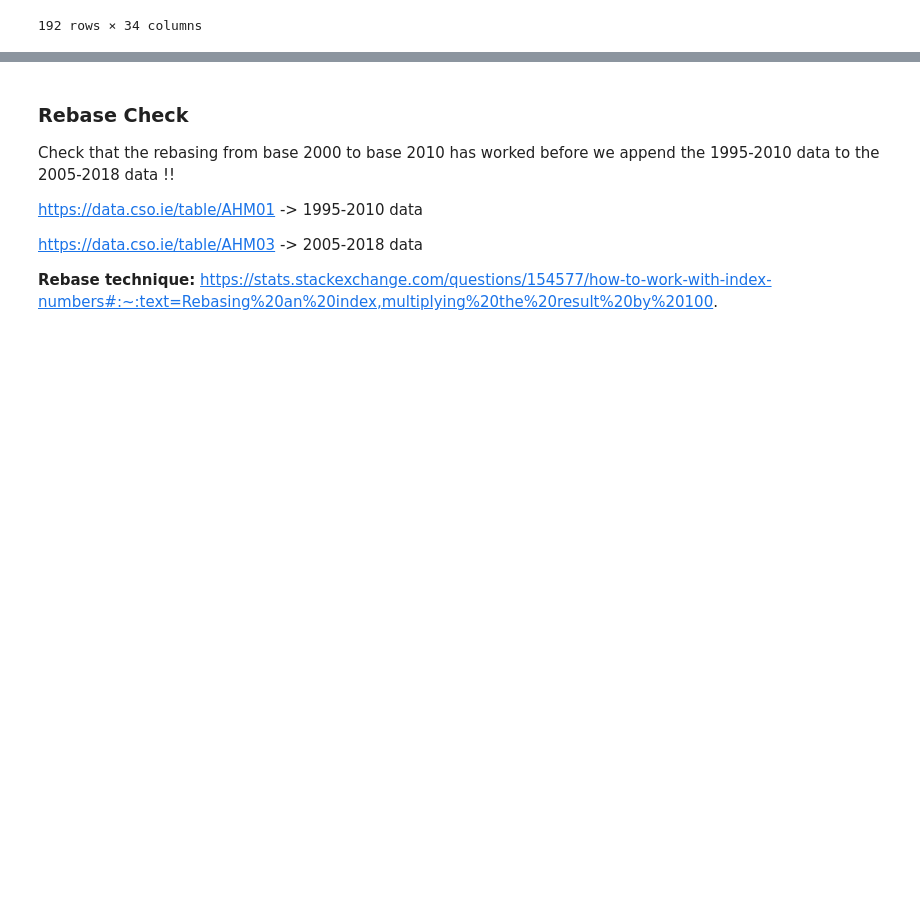
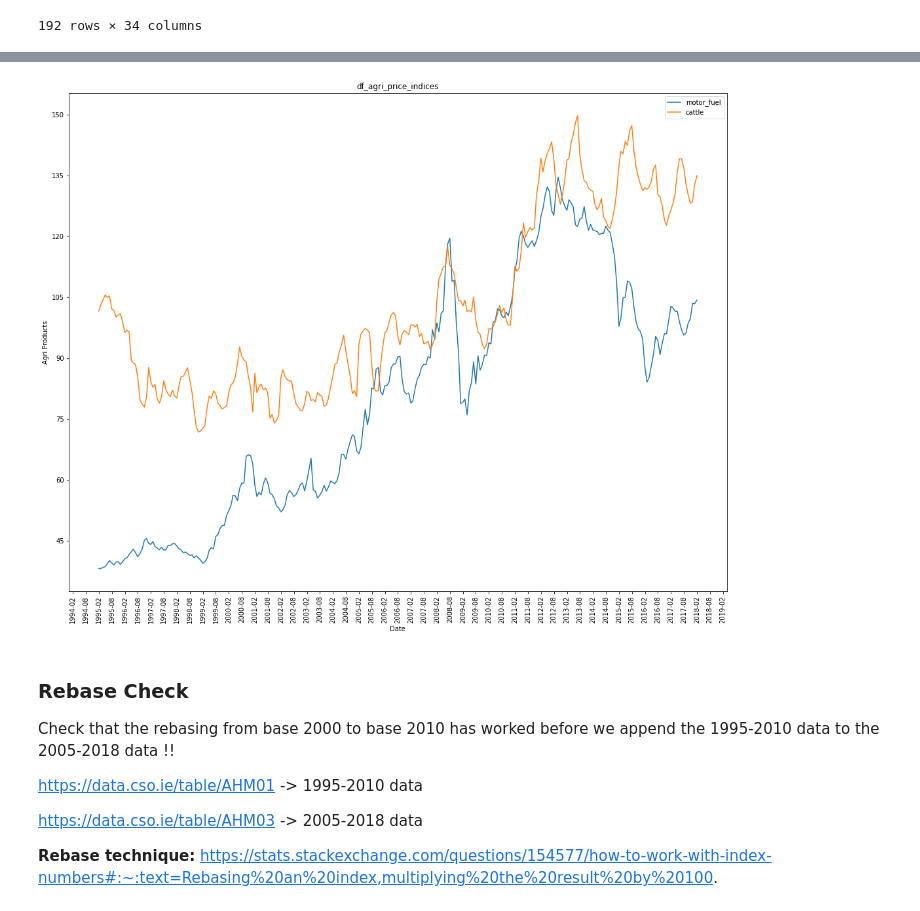
Before and after one commit to trentsteel777/CA2, a Jupyter notebook: DataPrep.ipynb, the cells around one changed output, grey strips where cells are left out. Drawn from its saved outputs; the diff is of its cells as text; code cells hidden in the pictures; blank space fills up the shorter version.

Commit message:
finsh combining all agricultural_price_indices data, from 3 different datasets, together and rebase to 2015 !

```diff
--- a/DataPrep.ipynb
+++ b/DataPrep.ipynb
@@ -718,0 +758,7 @@ df_agri_price_2010_3
+# %%
+# https://stackoverflow.com/questions/56891518/drop-columns-from-pandas-dataframe-if-they-are-not-in-specific-list
+df_agri_price_indices = df_agri_price_2010_3[df_agri_price_2010_3.columns.intersection(final_table_columns)]
+# %%
+df_tmp = df_agri_price_2018_3[df_agri_price_2018_3.columns.intersection(final_table_columns)]
+# %%
+df_tmp = df_tmp[df_tmp.index.year > 2010]
@@ -718,0 +780,2 @@ df_agri_price_2010_3
+# %%
+df_agri_price_indices = df_agri_price_indices.append(df_tmp)
@@ -719,3 +799,21 @@ df_agri_price_2010_3
+# %%
+fig, ax = plt.subplots(figsize=(18, 14))
+
+sns.lineplot(ax = ax, x='month', y='motor_fuel', data=df_agri_price_indices, label="motor_fuel")
+#sns.lineplot(ax = ax, x='month', y='potatoes', data=df_agri_price_indices, label="potatoes")
+sns.lineplot(ax = ax, x='month', y='cattle', data=df_agri_price_indices, label="cattle")
+
+ax.set_title("df_agri_price_indices")
+ax.xaxis.set_major_locator(mdates.MonthLocator(interval=6))
+
+ax.yaxis.set_major_locator(ticker.MaxNLocator())
+plt.xticks(rotation=90)
+plt.xlabel('Date')
+plt.ylabel('Agri Products')
+
+plt.show()
+# %% [output]
+[figure, added]
 # %% [markdown]
 ### Rebase Check
 
```
Also changed, not shown: parts of 45 cells of this notebook, 2 other files.
